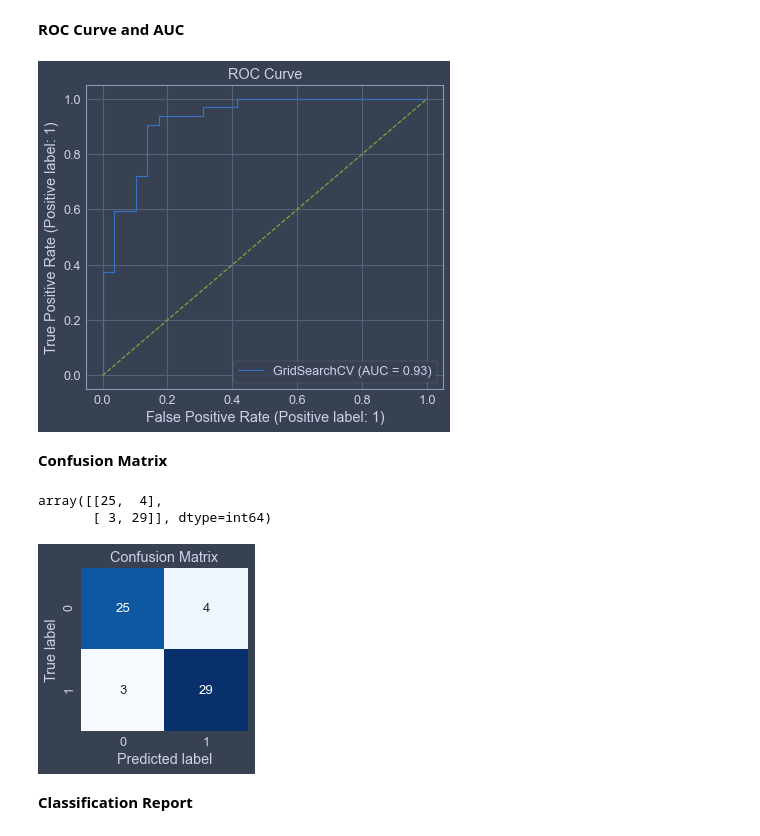
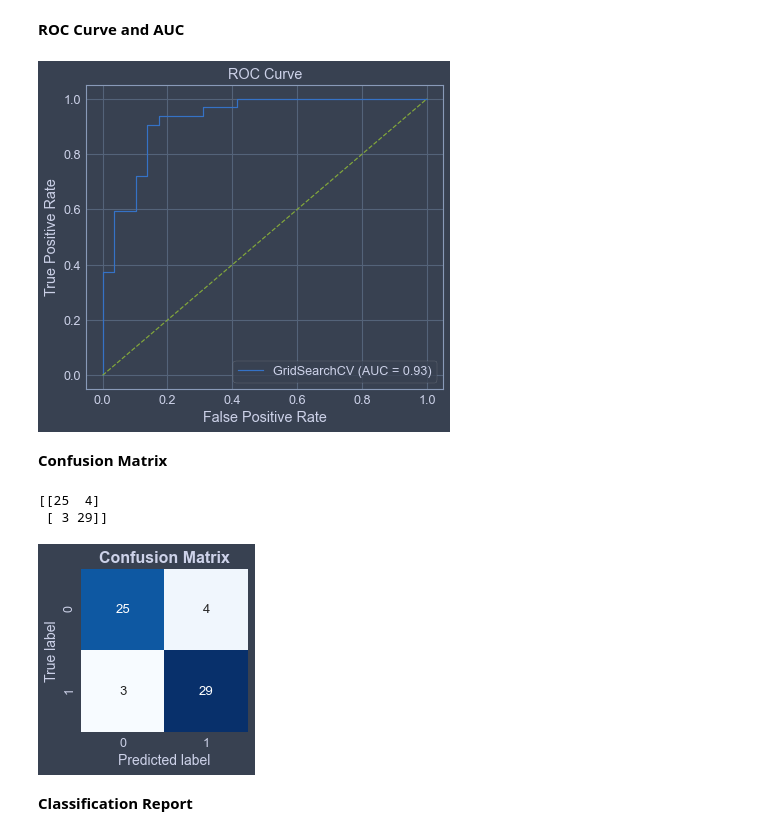
Before and after one commit to JoaquinBadillo/ML-Classification, a Jupyter notebook: heart-disease-classification.ipynb, the cells around one changed output. Drawn from its saved outputs; the diff is of its cells as text; code cells hidden in the pictures.

```diff
--- a/heart-disease-classification.ipynb
+++ b/heart-disease-classification.ipynb
@@ -700,18 +708,20 @@ Y_preds = gs_log.predict(X_test)
 # %%
 # Plot ROC curve
 plot_roc_curve(gs_log, X_test, Y_test)
 plt.plot([0,1], [0,1], linestyle="--")
-plt.title("ROC Curve");
+plt.title("ROC Curve")
+plt.ylabel("True Positive Rate")
+plt.xlabel("False Positive Rate");
 # %% [output]
-[figure, old version]
+[figure, new version]
 # %% [markdown]
 **Confusion Matrix**
 # %%
 cm = confusion_matrix(Y_test, Y_preds)
-cm
+print(cm)
 # %% [output]
-array([[25,  4],
-       [ 3, 29]], dtype=int64)
+[[25  4]
+ [ 3 29]]
 # %%
 def conf_mat(Y_test, Y_preds):
     """
@@ -722,13 +732,22 @@ def conf_mat(Y_test, Y_preds):
                      annot=True,
                      cbar=False,
                      cmap="Blues")
+    # Title
+    plt.title("Confusion Matrix")
+    ax.title.set_fontsize(16)
+    ax.title.set_weight('bold')
+
+    # Y Axis
+    plt.ylabel("True label")
+    ax.yaxis.label.set_fontsize(14)
+
+    # X Axis
     plt.xlabel("Predicted label")
-    plt.ylabel("True label")
-    plt.title("Confusion Matrix")
+    ax.xaxis.label.set_fontsize(14)
 
 conf_mat(Y_test, Y_preds);
 # %% [output]
-[figure, old version]
+[figure, new version]
 # %% [markdown]
 **Classification Report**
 # %%
```
Also changed, not shown: parts of 16 cells of this notebook.
